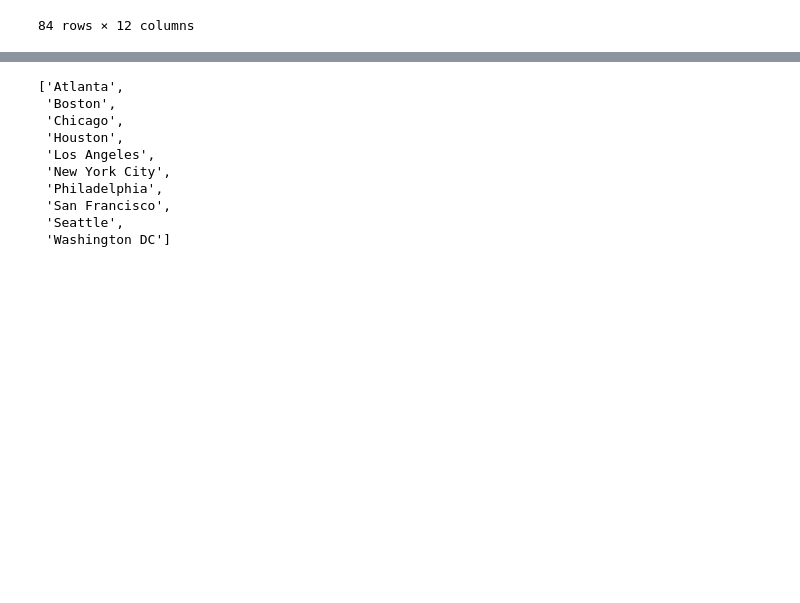
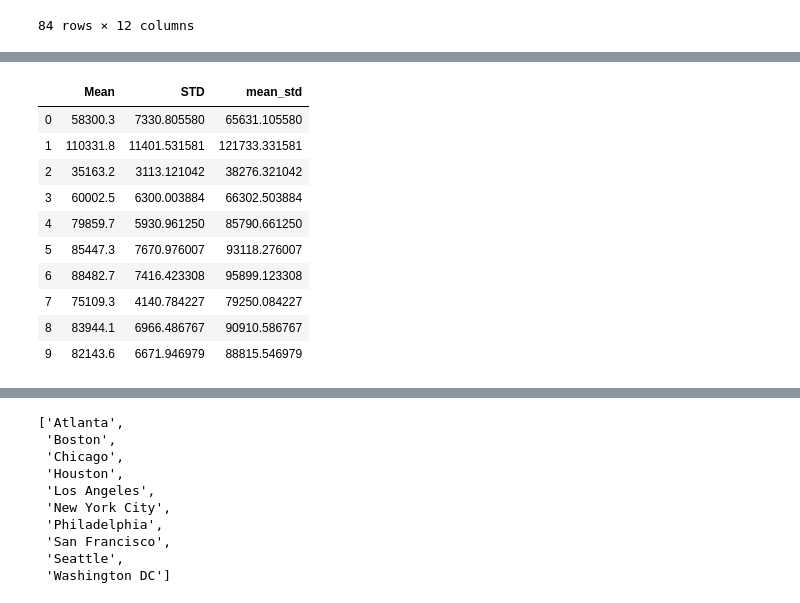
Before and after one commit to exrishu/iPython-exercises, a Jupyter notebook: GlassDoor/Glasdoor_data.ipynb, the cells around one changed output, grey strips where cells are left out. Cells and saved outputs as stored; diff of their text form; code cells hidden in the pictures; blank space fills up the shorter version.

```diff
--- a/GlassDoor/Glasdoor_data.ipynb
+++ b/GlassDoor/Glasdoor_data.ipynb
@@ -45,0 +88,16 @@ df
+# %%
+df_me_st = df_mean.join(df_std)
+df_me_st['mean+std'] = df_me_st.sum(axis = 1)
+df_me_st.head(10)
+# %% [output]
+|  | Mean | STD | mean_std |
+| 0 | 58300.3 | 7330.805580 | 65631.105580 |
+| 1 | 110331.8 | 11401.531581 | 121733.331581 |
+| 2 | 35163.2 | 3113.121042 | 38276.321042 |
+| 3 | 60002.5 | 6300.003884 | 66302.503884 |
+| 4 | 79859.7 | 5930.961250 | 85790.661250 |
+| 5 | 85447.3 | 7670.976007 | 93118.276007 |
+| 6 | 88482.7 | 7416.423308 | 95899.123308 |
+| 7 | 75109.3 | 4140.784227 | 79250.084227 |
+| 8 | 83944.1 | 6966.486767 | 90910.586767 |
+| 9 | 82143.6 | 6671.946979 | 88815.546979 |
```
Also changed, not shown: parts of 9 cells of this notebook, 1 other file.
